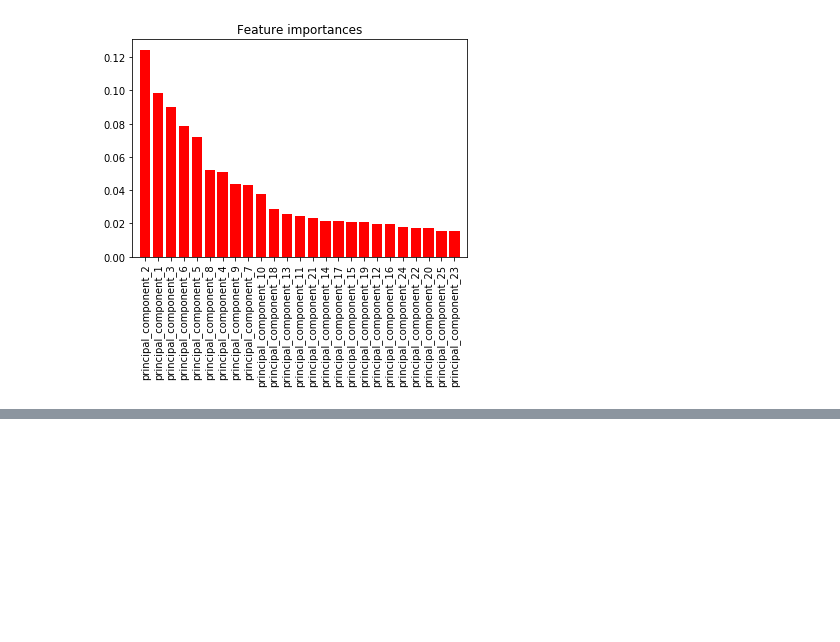
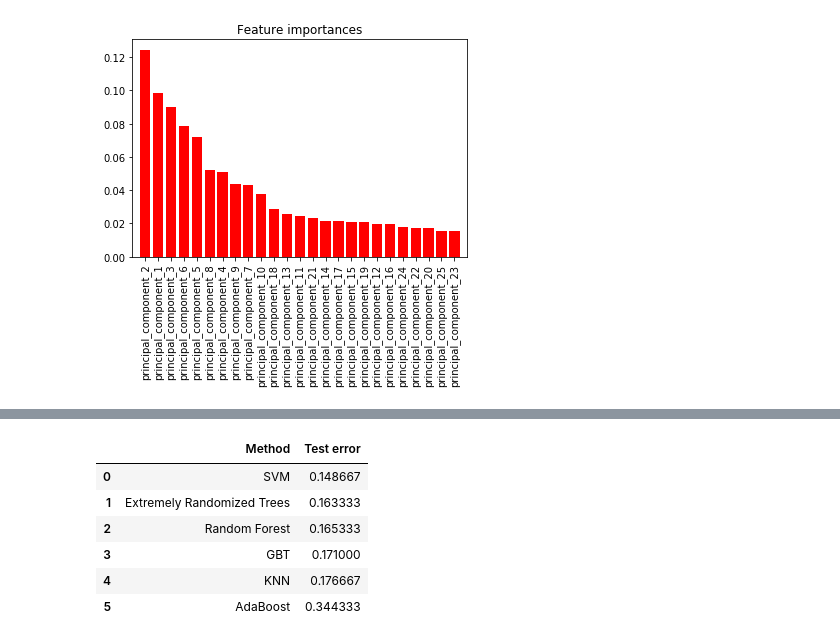
Before and after one commit to KJlaccHoeUM9l/machine-learning-course, a Jupyter notebook: first_homework.ipynb, the cells around one changed output, grey strips where cells are left out. Saved outputs shown, nothing was run; the diff lists cells and outputs as text; code cells hidden in the pictures; blank space fills up the shorter version.

```diff
--- a/first_homework.ipynb
+++ b/first_homework.ipynb
@@ -518,0 +568,16 @@ Train error: 0.0         Test error: 0.17033333333333334
+# %%
+test_errors = np.array([[methods[key] for key in errors_dict.keys()],
+                        [errors_dict[key][1] for key in errors_dict.keys()]
+])
+# %%
+test_leaderboard = get_leaderboard(test_errors, 'Test error')
+# %%
+test_leaderboard
+# %% [output]
+|  | Method | Test error |
+| 0 | SVM | 0.148667 |
+| 1 | Extremely Randomized Trees | 0.163333 |
+| 2 | Random Forest | 0.165333 |
+| 3 | GBT | 0.171000 |
+| 4 | KNN | 0.176667 |
+| 5 | AdaBoost | 0.344333 |
```
Also changed, not shown: parts of 29 cells of this notebook.
